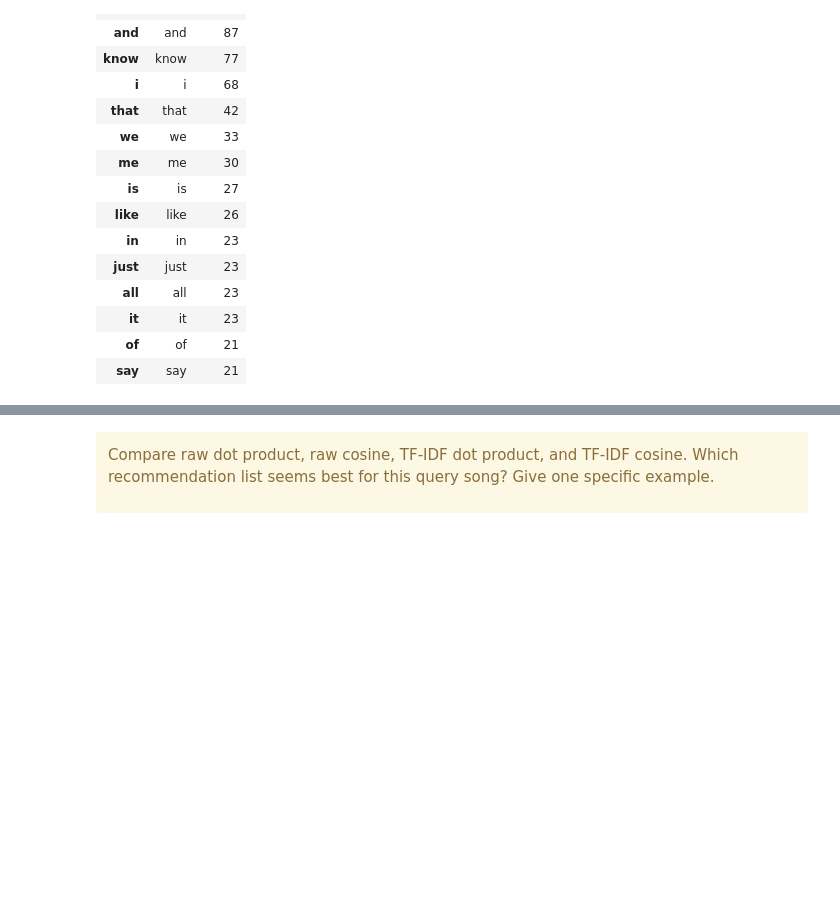
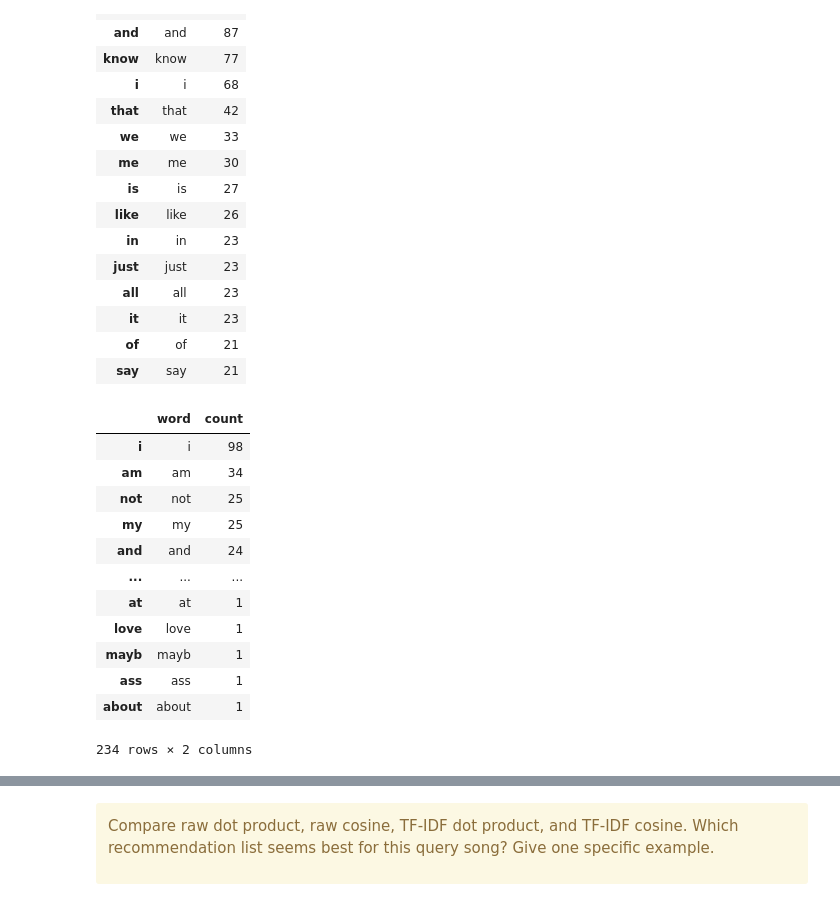
Before and after one commit to hdykens/UU_Lab_Repo, a Jupyter notebook: lab_02_in_class.ipynb, the cells around one changed output, grey strips where cells are left out. Saved outputs shown, nothing was run; the diff lists cells and outputs as text; code cells hidden in the pictures; blank space fills up the shorter version.

```diff
--- a/lab_02_in_class.ipynb
+++ b/lab_02_in_class.ipynb
@@ -667,6 +668,29 @@ word_counts.query("count > 0").sort_values("count", ascending=False).head(15)
 | it | it | 23 |
 | of | of | 21 |
 | say | say | 21 |
+# %%
+# Eminem
+test = songs[songs['song_id']=="SOMEJDK12D0219BB71"]
+word_counts = pd.DataFrame({
+    "word": word_cols,
+    "count": test[word_cols].iloc[0].astype(int),
+})
+
+word_counts.query("count > 0").sort_values("count", ascending=False)
+# %% [output]
+|  | word | count |
+| i | i | 98 |
+| am | am | 34 |
+| not | not | 25 |
+| my | my | 25 |
+| and | and | 24 |
+| ... | ... | ... |
+| at | at | 1 |
+| love | love | 1 |
+| mayb | mayb | 1 |
+| ass | ass | 1 |
+| about | about | 1 |
+234 rows × 2 columns
 # %%
 tfidf_cos_scores = cosine_scores(TFIDF, query_tfidf)
 tfidf_cos_matches = top_matches(tfidf_cos_scores, query_track_id, k=10)
```
Also changed, not shown: parts of 4 cells of this notebook.
